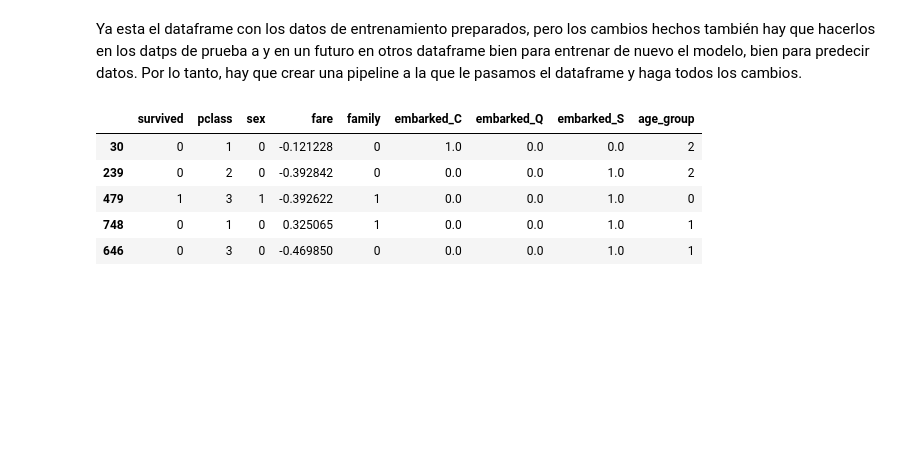
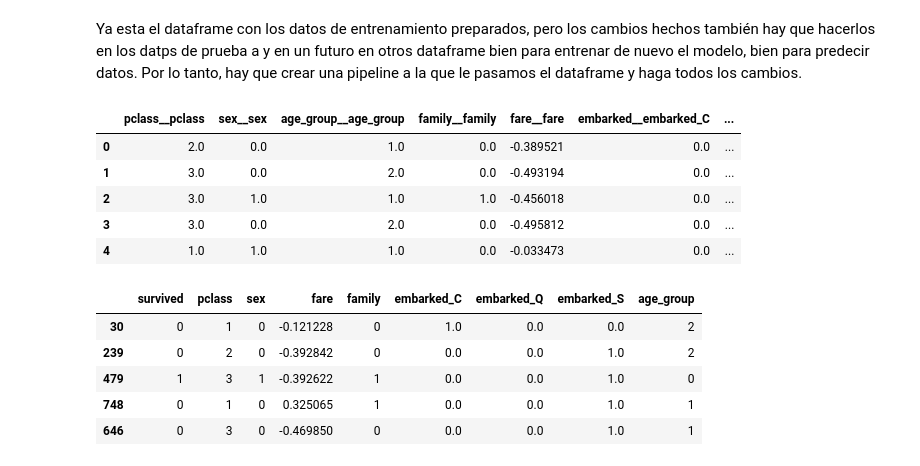
Before and after one commit to xabierguerrero/IABD_2425, a Jupyter notebook: Python_Ejers/SAPA/2_4Ejers/2_4Ejercicios.ipynb, the cells around one changed output. Drawn from its saved outputs; the diff is of its cells as text; code cells hidden in the pictures; blank space fills up the shorter version.

Commit message:
pipeline comprensible creada

```diff
--- a/Python_Ejers/SAPA/2_4Ejers/2_4Ejercicios.ipynb
+++ b/Python_Ejers/SAPA/2_4Ejers/2_4Ejercicios.ipynb
@@ -506,6 +506,99 @@ Estandarizar la variable fare
 df_titanic_train_copy['fare']=(df_titanic_train_copy['fare']-df_titanic_train_copy['fare'].mean())/df_titanic_train_copy['fare'].std()
 # %% [markdown]
 Ya esta el dataframe con los datos de entrenamiento preparados, pero los cambios hechos también hay que hacerlos en los datps de prueba a y en un futuro en otros dataframe bien para entrenar de nuevo el modelo, bien para predecir datos. Por lo tanto, hay que crear una pipeline a la que le pasamos el dataframe y haga todos los cambios.
+# %%
+
+
+def pclass_name(function_transformer, feature_names_in):
+    return ["pclass"]  #
+
+def sex_name(function_transformer, feature_names_in):
+    return ["sex"]  #
+
+def age_name(function_transformer, feature_names_in):
+    return ["age_group"]  #
+
+def family_name(function_transformer, feature_names_in):
+    return ["family"]  #
+
+def fare_name(function_transformer, feature_names_in):
+    return["fare"]
+
+def embarked_name(function_transformer, feature_names_in):
+    return[ 'embarked_C', 'embarked_Q', 'embarked_S']
+
+def class_pipe(X):
+    X['pclass'].fillna(X['pclass'].mode()[0], inplace=True) #
+    return X
+
+def fare_pipe(X):
+    X['fare'].fillna(X['fare'].mean(), inplace=True) #
+    X['fare']=(X['fare']-X['fare'].mean())/X['fare'].std() #
+    return X
+
+def family_pipe(X):
+    X['sibsp'].fillna(X['sibsp'].mode()[0], inplace=True) #
+    X['parch'].fillna(X['parch'].mode()[0], inplace=True) #
+    X['family'] = X['sibsp'] + X['parch'] #
+    X=X.drop(['sibsp','parch'],axis=1)
+    return X
+
+def sex_pipe(X):
+    X['sex'].fillna(X['sex'].mode()[0], inplace=True) #
+    X['sex'] = X['sex'].replace({'male': 0, 'female': 1}) #
+    return X
+
+def embarked_pipe(X):
+    X['embarked'].fillna(X['embarked'].mode()[0], inplace=True) #
+    x_cats = X[["embarked"]] #
+    cat_encoder=OneHotEncoder() #
+    x_1hot=cat_encoder.fit_transform(x_cats) #
+    x_1hot.toarray() #
+    x_output = pd.DataFrame(cat_encoder.transform(x_cats).toarray(), columns=cat_encoder.get_feature_names_out(), index=x_cats.index) #
+    X = pd.concat([X,x_output],axis=1) #
+    X=X.drop('embarked',axis=1)
+    return X
+
+def age_pipe(X):
+    X['age'].fillna(X['age'].mean(), inplace=True) #
+    X["age_group"] = pd.cut(X['age'],
+                            bins = [-1,16,32,48,64,np.inf], # si ponemos el primer bin desde 0 el valor 0 lo asigna nulo
+                            labels=[0,1,2,3,4])
+    X=X.drop('age',axis=1)
+    return X
+
+pipeline = ColumnTransformer([
+        ("pclass", FunctionTransformer(class_pipe,feature_names_out=pclass_name,validate=False),["pclass"]),
+        ("sex", FunctionTransformer(sex_pipe,feature_names_out=sex_name),["sex"]),
+        ("age_group", FunctionTransformer(age_pipe,feature_names_out=age_name),["age"]),
+        ("family", FunctionTransformer(family_pipe,feature_names_out=family_name,validate=False),["sibsp", "parch"]),
+        ("fare", FunctionTransformer(fare_pipe,feature_names_out=fare_name),["fare"]),
+        ("embarked", FunctionTransformer(embarked_pipe,feature_names_out=embarked_name),["embarked"])
+    ],
+    verbose_feature_names_out=False
+)
+
+
+
+prep_array_train = pipeline.fit_transform(df_titanic_train)
+prep_array_test = pipeline.transform(df_titanic_test)
+
+feature_names = pipeline.get_feature_names_out()
+
+train_set = pd.DataFrame(prep_array_train, columns=feature_names)
+test_set = pd.DataFrame(prep_array_test, columns=feature_names)
+
+# Aplicar la transformación en test_set (sin ajustar)
+
+train_set.head()
+#print(test_set.head())
+# %% [output]
+|  | pclass__pclass | sex__sex | age_group__age_group | family__family | fare__fare | embarked__embarked_C | ... |
+| 0 | 2.0 | 0.0 | 1.0 | 0.0 | -0.389521 | 0.0 | ... |
+| 1 | 3.0 | 0.0 | 2.0 | 0.0 | -0.493194 | 0.0 | ... |
+| 2 | 3.0 | 1.0 | 1.0 | 1.0 | -0.456018 | 0.0 | ... |
+| 3 | 3.0 | 0.0 | 2.0 | 0.0 | -0.495812 | 0.0 | ... |
+| 4 | 1.0 | 1.0 | 1.0 | 0.0 | -0.033473 | 0.0 | ... |
 # %%
 class ProcesarDatosTransformer:
     def __init__(self):
```
Also changed, not shown: parts of 9 cells of this notebook.
